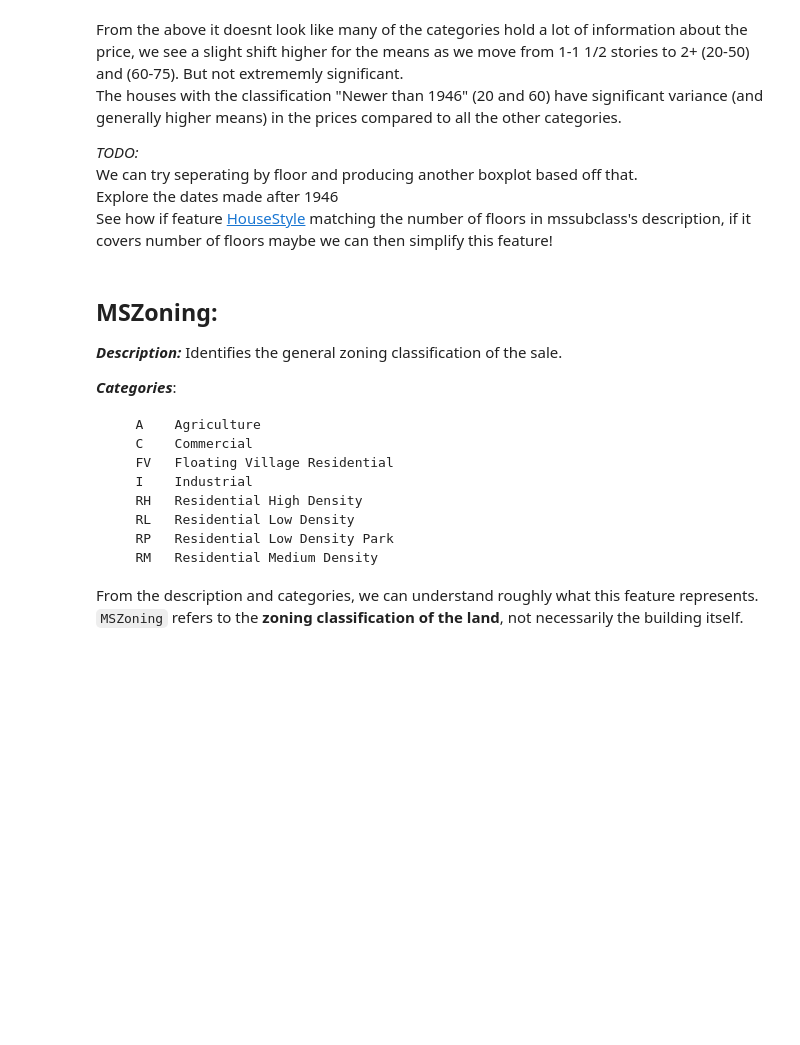
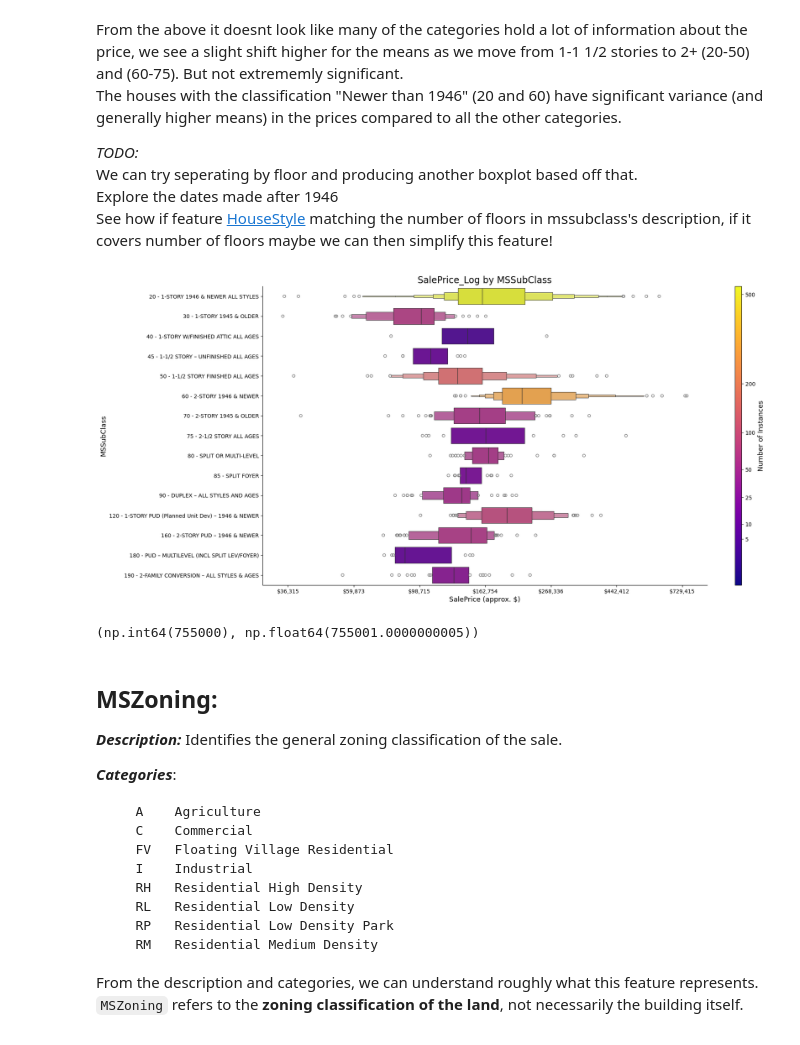
Before and after one commit to ddrant/HousePrices_KaggleComp, a Jupyter notebook: Remame_First_notebook.ipynb, the cells around one changed output. Drawn from its saved outputs; the diff is of its cells as text; code cells hidden in the pictures; blank space fills up the shorter version.

```diff
--- a/Remame_First_notebook.ipynb
+++ b/Remame_First_notebook.ipynb
@@ -345,6 +376,17 @@ The houses with the classification "Newer than 1946" (20 and 60) have significan
 <BR>We can try seperating by floor and producing another boxplot based off that.<BR>
 Explore the dates made after 1946<BR>
 See how if feature [HouseStyle](#housestyle) matching the number of floors in mssubclass's description, if it covers number of floors maybe we can then simplify this feature!
+# %%
+df['SalePrice_Log'] = np.log1p(df['SalePrice'])
+
+
+boxen_by_category(data=df, cat_var='MSSubClass', value_var='SalePrice_Log', gamma=0.4, cbar_ticks=custom_ticks, cmap_norm='power', cmap_color='plasma',cat_label_map=mssubclass_map, log_target=True)
+# %% [output]
+[figure, added]
+# %%
+df.loc[df['MSSubClass'] == 60, 'SalePrice'].max(), np.exp(df.loc[df['MSSubClass'] == 60, 'SalePrice_Log'].max())
+# %% [output]
+(np.int64(755000), np.float64(755001.0000000005))
 # %% [markdown]
 
 ## **MSZoning:**
```
Also changed, not shown: parts of 8 cells of this notebook.
